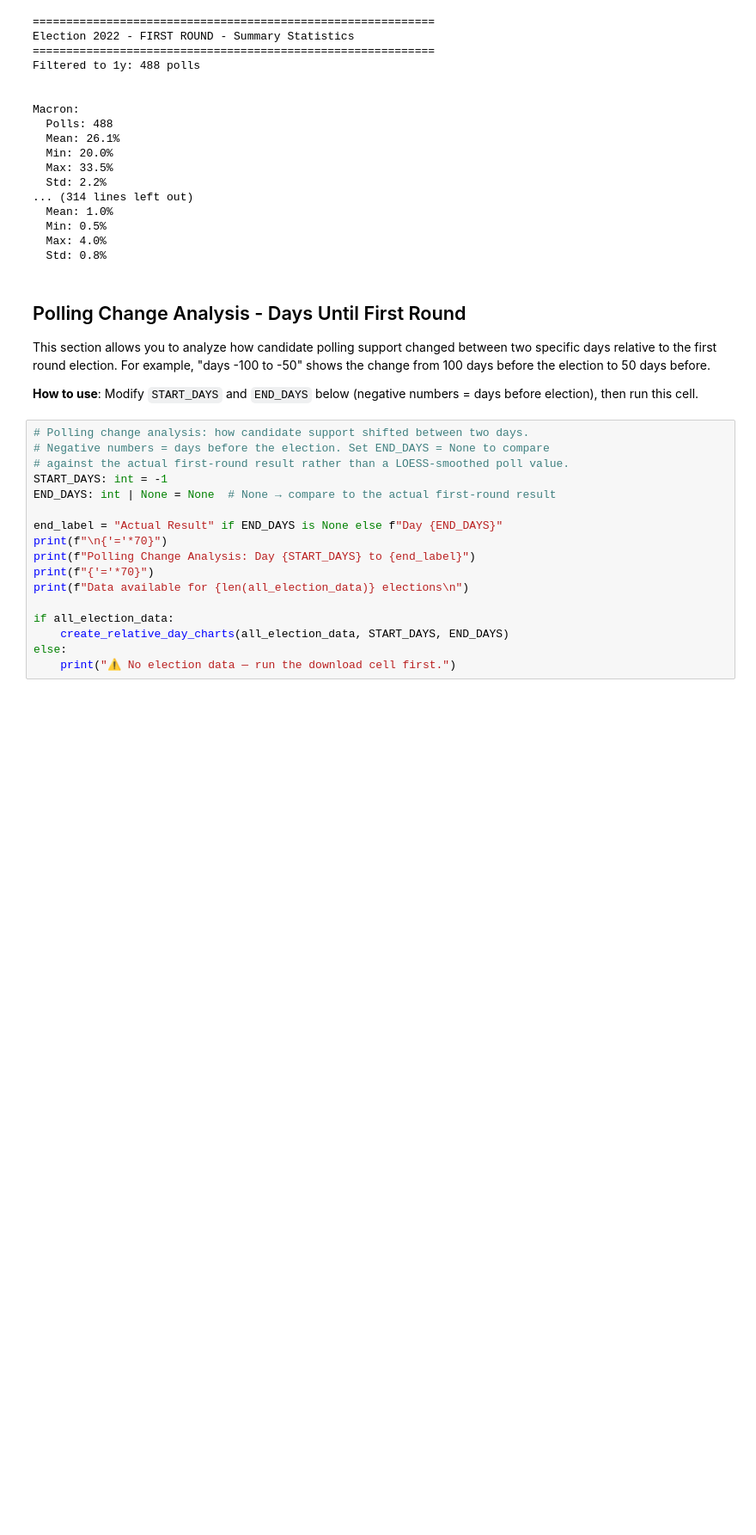
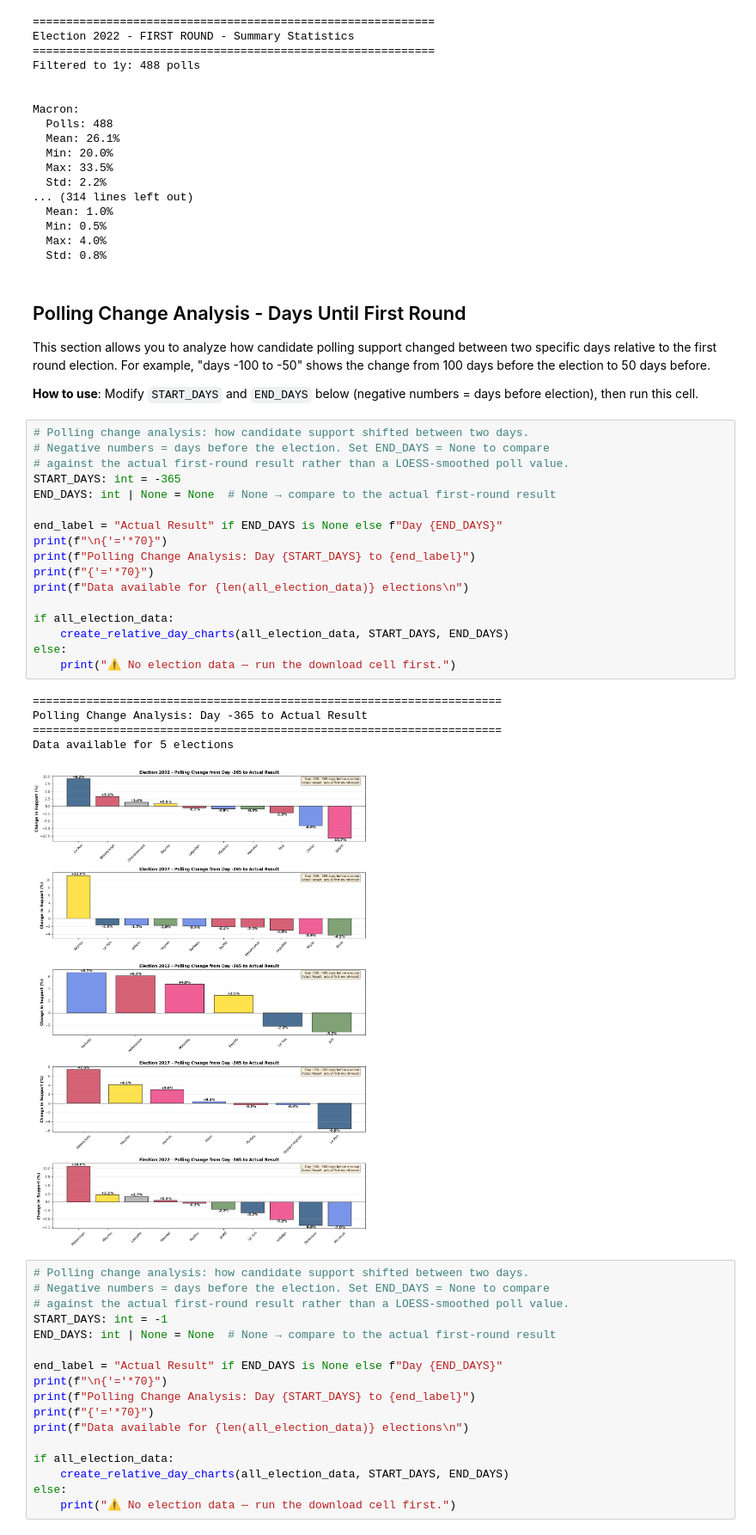
Before and after one commit to oost/french-election-polls, a Jupyter notebook: french_elections_polls.ipynb, the cells around one changed output. Shown at 86% size. Cells and saved outputs as stored; diff of their text form; blank space fills up the shorter version.

Commit message:
Widen polling change analysis window to a full year
Default START_DAYS from -150 to -365 so the bar chart shows how each
candidate's polling shifted across the full year leading up to the
election rather than just the last five months.

Co-Authored-By: Claude Opus 4.7 (1M context) <noreply@anthropic.com>

```diff
--- a/french_elections_polls.ipynb
+++ b/french_elections_polls.ipynb
@@ -249,6 +249,29 @@ Macron:
 This section allows you to analyze how candidate polling support changed between two specific days relative to the first round election. For example, "days -100 to -50" shows the change from 100 days before the election to 50 days before.
 
 **How to use**: Modify `START_DAYS` and `END_DAYS` below (negative numbers = days before election), then run this cell.
+# %%
+# Polling change analysis: how candidate support shifted between two days.
+# Negative numbers = days before the election. Set END_DAYS = None to compare
+# against the actual first-round result rather than a LOESS-smoothed poll value.
+START_DAYS: int = -365
+END_DAYS: int | None = None  # None → compare to the actual first-round result
+
+end_label = "Actual Result" if END_DAYS is None else f"Day {END_DAYS}"
+print(f"\n{'='*70}")
+print(f"Polling Change Analysis: Day {START_DAYS} to {end_label}")
+print(f"{'='*70}")
+print(f"Data available for {len(all_election_data)} elections\n")
+
+if all_election_data:
+    create_relative_day_charts(all_election_data, START_DAYS, END_DAYS)
+else:
+    print("⚠️ No election data — run the download cell first.")
+# %% [output]
+======================================================================
+Polling Change Analysis: Day -365 to Actual Result
+======================================================================
+Data available for 5 elections
+[figure, added]
 # %%
 # Polling change analysis: how candidate support shifted between two days.
 # Negative numbers = days before the election. Set END_DAYS = None to compare
```
